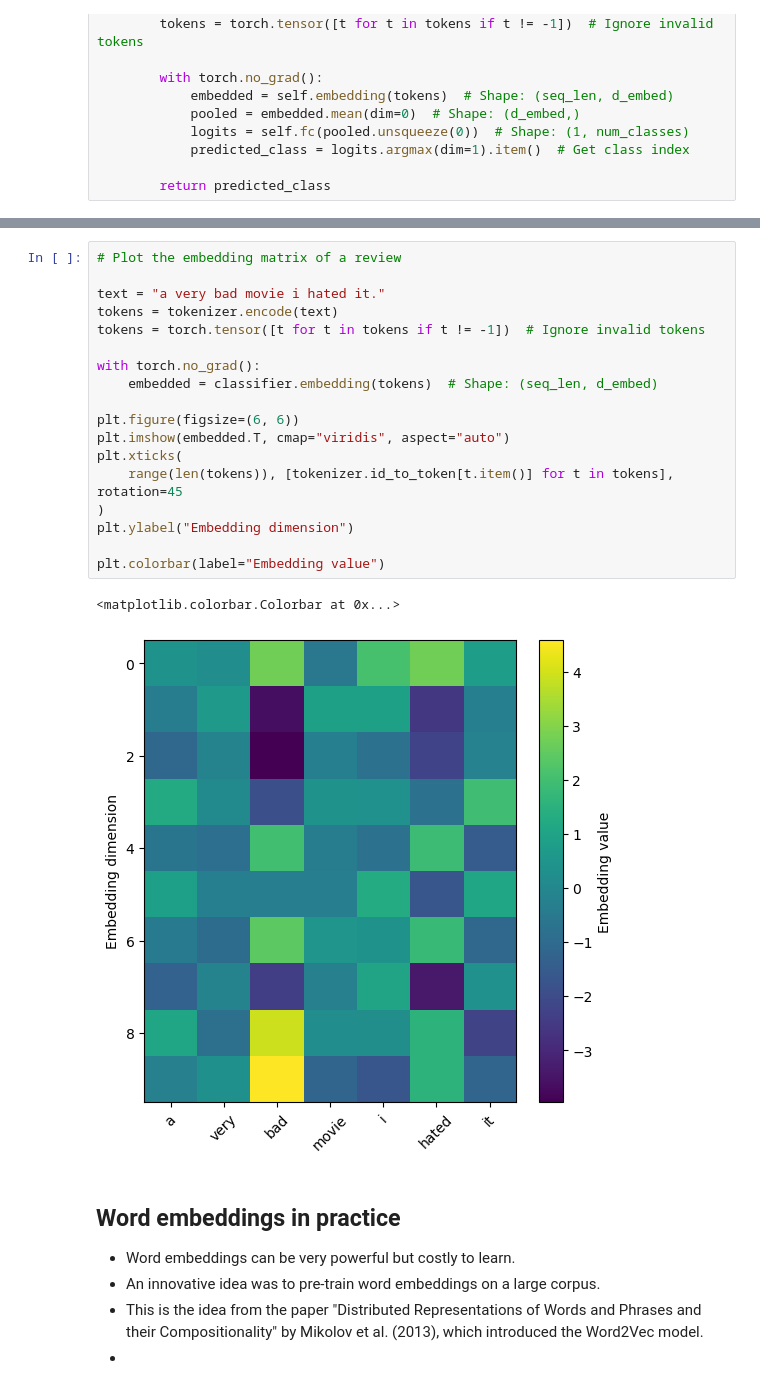
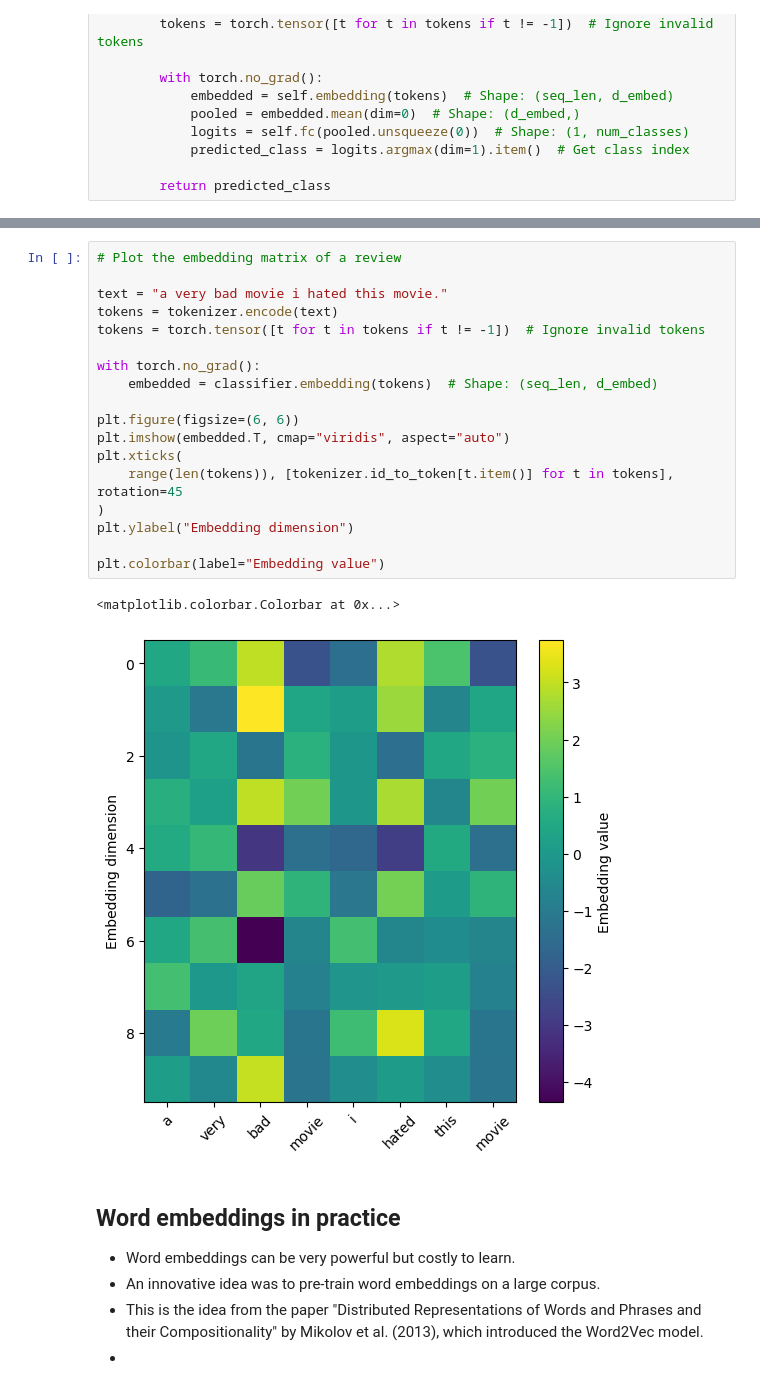
Before and after one commit to MalikChettihIA/Emiasd-NLP, a Jupyter notebook: 02.TP/1_intro_EM_25_2105.ipynb, the cells around one changed output, grey strips where cells are left out. Cells and saved outputs as stored; diff of their text form.

```diff
--- a/02.TP/1_intro_EM_25_2105.ipynb
+++ b/02.TP/1_intro_EM_25_2105.ipynb
@@ -791,24 +793,24 @@ Epoch 10/10, Loss: 0.0000
 # %%
 # Plot the embedding matrix of a review
 
-text = "a very bad movie i hated it."
+text = "a very bad movie i hated this movie."
 tokens = tokenizer.encode(text)
 tokens = torch.tensor([t for t in tokens if t != -1])  # Ignore invalid tokens
 
 with torch.no_grad():
     embedded = classifier.embedding(tokens)  # Shape: (seq_len, d_embed)
 
 plt.figure(figsize=(6, 6))
 plt.imshow(embedded.T, cmap="viridis", aspect="auto")
 plt.xticks(
     range(len(tokens)), [tokenizer.id_to_token[t.item()] for t in tokens], rotation=45
 )
 plt.ylabel("Embedding dimension")
 
 plt.colorbar(label="Embedding value")
 # %% [output]
 <matplotlib.colorbar.Colorbar at 0x...>
-[figure, old version]
+[figure, new version]
 # %% [markdown]
 ## Word embeddings in practice
 
```
Also changed, not shown: parts of 7 cells of this notebook, 14 other files.
